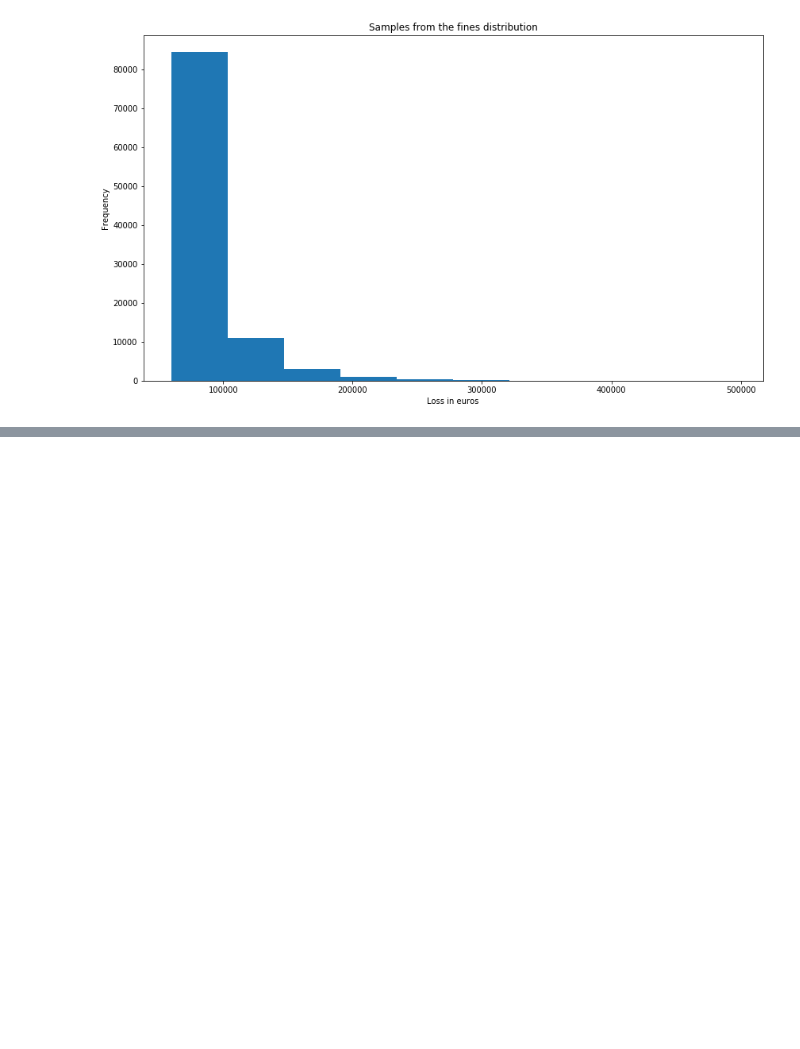
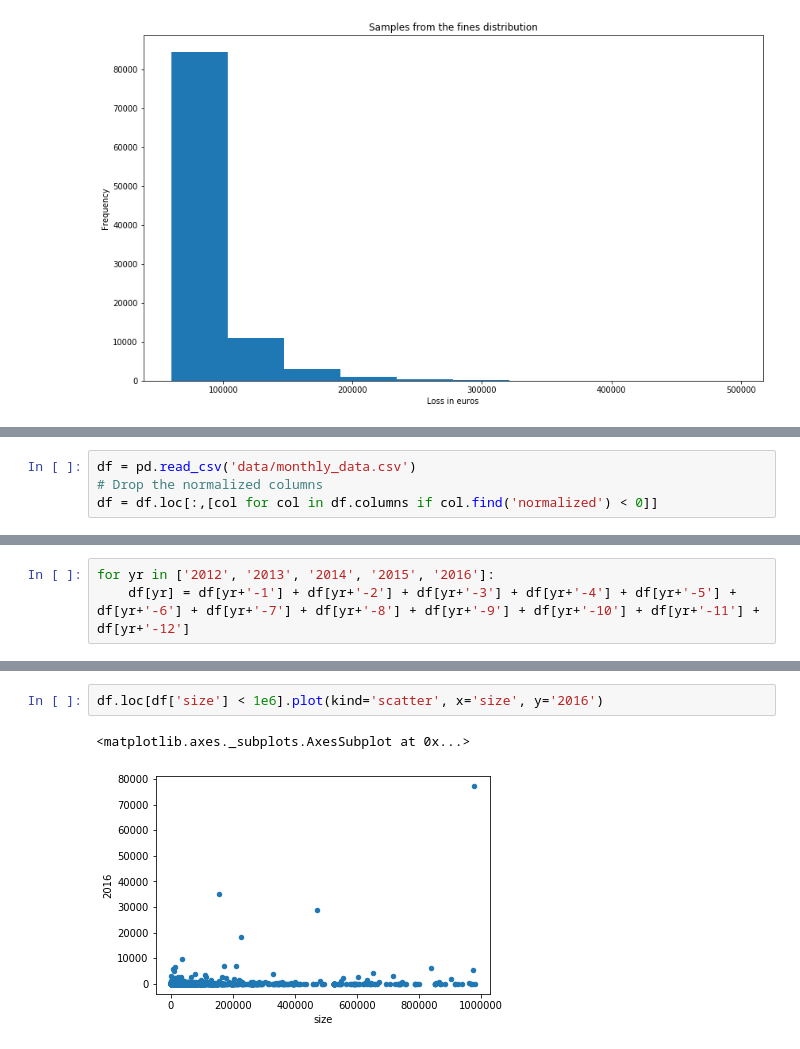
Before and after one commit to samvho/EoCS-portals, a Jupyter notebook: assignment2_data.ipynb, the cells around one changed output, grey strips where cells are left out. Drawn from its saved outputs; the diff is of its cells as text; blank space fills up the shorter version.

```diff
--- a/assignment2_data.ipynb
+++ b/assignment2_data.ipynb
@@ -94,0 +97,4 @@ Text(0.5, 0, 'Loss in euros')
+# %%
+df = pd.read_csv('data/monthly_data.csv')
+# Drop the normalized columns
+df = df.loc[:,[col for col in df.columns if col.find('normalized') < 0]]
@@ -94,0 +117,3 @@ Text(0.5, 0, 'Loss in euros')
+# %%
+for yr in ['2012', '2013', '2014', '2015', '2016']:
+    df[yr] = df[yr+'-1'] + df[yr+'-2'] + df[yr+'-3'] + df[yr+'-4'] + df[yr+'-5'] + df[yr+'-6'] + df[yr+'-7'] + df[yr+'-8'] + df[yr+'-9'] + df[yr+'-10'] + df[yr+'-11'] + df[yr+'-12']
@@ -94,0 +130,5 @@ Text(0.5, 0, 'Loss in euros')
+# %%
+df.loc[df['size'] < 1e6].plot(kind='scatter', x='size', y='2016')
+# %% [output]
+<matplotlib.axes._subplots.AxesSubplot at 0x...>
+[figure, added]
```
Also changed, not shown: parts of 10 cells of this notebook.
